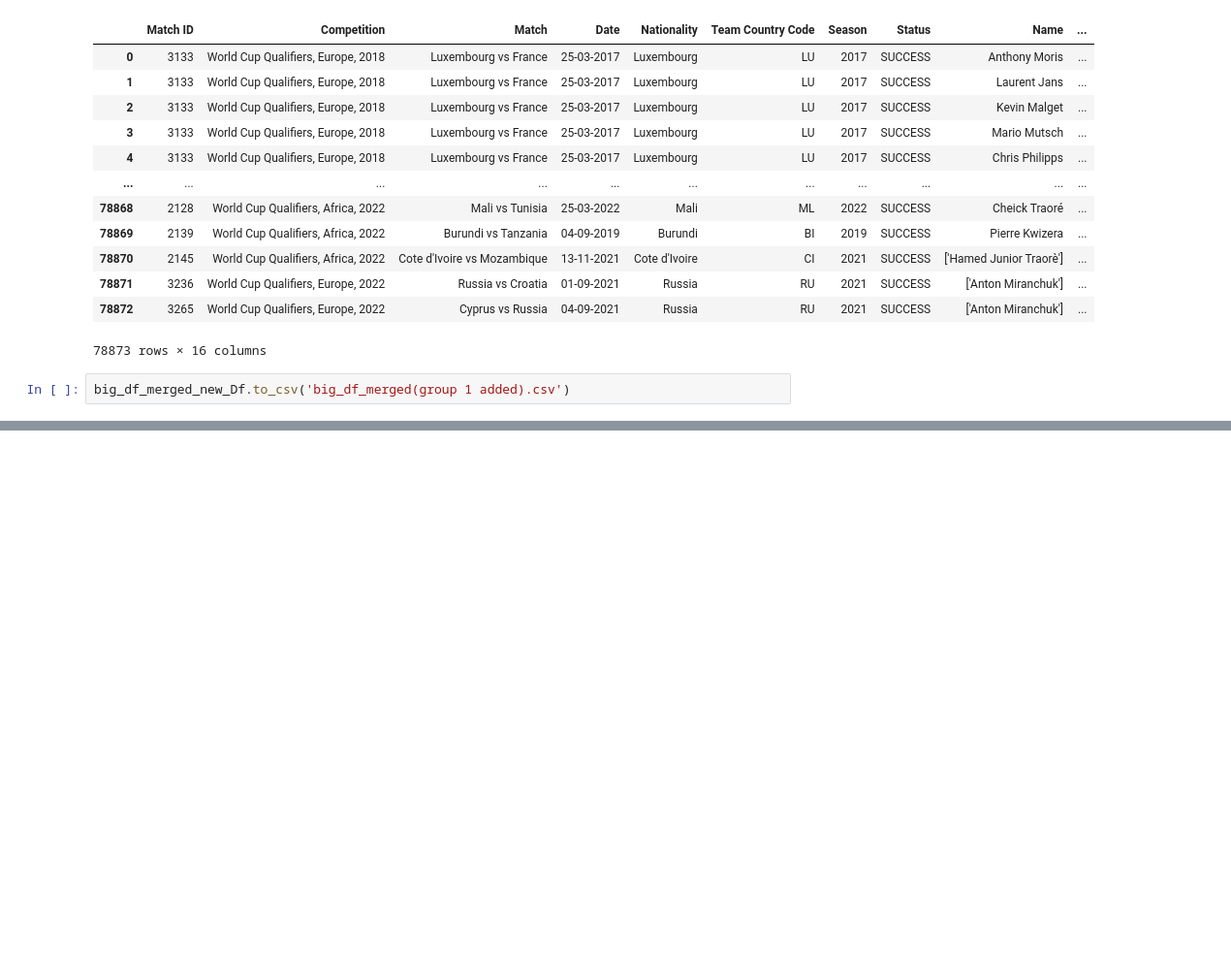
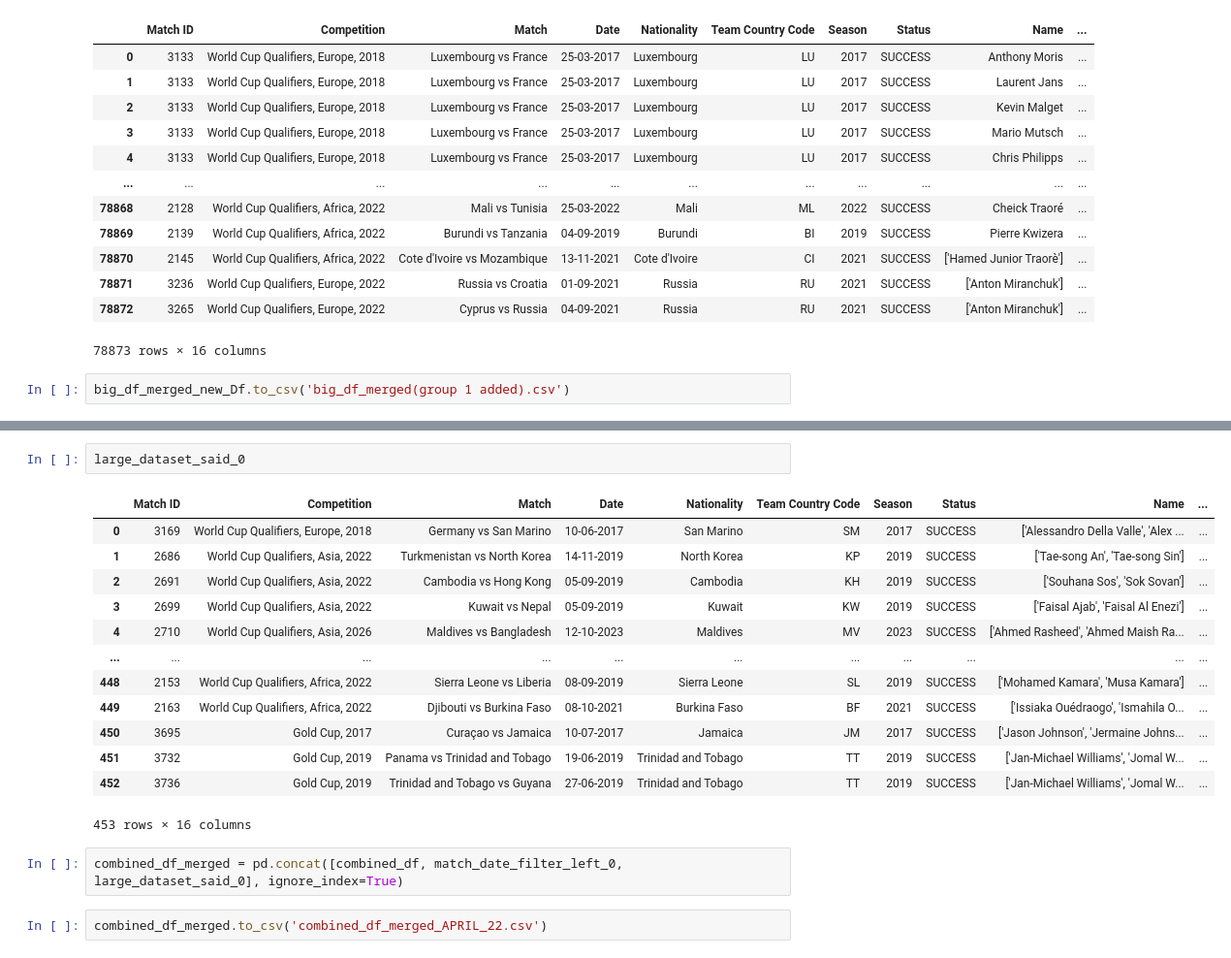
Before and after one commit to finnlsmith/footy_project_market_value_rankings, a Jupyter notebook: create_dataset_1/add_dfs_to_large_df.ipynb, the cells around one changed output, grey strips where cells are left out. Shown at 97% size. Saved outputs shown, nothing was run; the diff lists cells and outputs as text; blank space fills up the shorter version.

```diff
--- a/create_dataset_1/add_dfs_to_large_df.ipynb
+++ b/create_dataset_1/add_dfs_to_large_df.ipynb
@@ -226,0 +270,20 @@ big_df_merged_new_Df.to_csv('big_df_merged(group 1 added).csv')
+# %%
+large_dataset_said_0
+# %% [output]
+|  | Match ID | Competition | Match | Date | Nationality | Team Country Code | Season | Status | Name | ... |
+| 0 | 3169 | World Cup Qualifiers, Europe, 2018 | Germany vs San Marino | 10-06-2017 | San Marino | SM | 2017 | SUCCESS | ['Alessandro Della Valle', 'Alex ... | ... |
+| 1 | 2686 | World Cup Qualifiers, Asia, 2022 | Turkmenistan vs North Korea | 14-11-2019 | North Korea | KP | 2019 | SUCCESS | ['Tae-song An', 'Tae-song Sin'] | ... |
+| 2 | 2691 | World Cup Qualifiers, Asia, 2022 | Cambodia vs Hong Kong | 05-09-2019 | Cambodia | KH | 2019 | SUCCESS | ['Souhana Sos', 'Sok Sovan'] | ... |
+| 3 | 2699 | World Cup Qualifiers, Asia, 2022 | Kuwait vs Nepal | 05-09-2019 | Kuwait | KW | 2019 | SUCCESS | ['Faisal Ajab', 'Faisal Al Enezi'] | ... |
+| 4 | 2710 | World Cup Qualifiers, Asia, 2026 | Maldives vs Bangladesh | 12-10-2023 | Maldives | MV | 2023 | SUCCESS | ['Ahmed Rasheed', 'Ahmed Maish Ra... | ... |
+| ... | ... | ... | ... | ... | ... | ... | ... | ... | ... | ... |
+| 448 | 2153 | World Cup Qualifiers, Africa, 2022 | Sierra Leone vs Liberia | 08-09-2019 | Sierra Leone | SL | 2019 | SUCCESS | ['Mohamed Kamara', 'Musa Kamara'] | ... |
+| 449 | 2163 | World Cup Qualifiers, Africa, 2022 | Djibouti vs Burkina Faso | 08-10-2021 | Burkina Faso | BF | 2021 | SUCCESS | ['Issiaka Ouédraogo', 'Ismahila O... | ... |
+| 450 | 3695 | Gold Cup, 2017 | Curaçao vs Jamaica | 10-07-2017 | Jamaica | JM | 2017 | SUCCESS | ['Jason Johnson', 'Jermaine Johns... | ... |
+| 451 | 3732 | Gold Cup, 2019 | Panama vs Trinidad and Tobago | 19-06-2019 | Trinidad and Tobago | TT | 2019 | SUCCESS | ['Jan-Michael Williams', 'Jomal W... | ... |
+| 452 | 3736 | Gold Cup, 2019 | Trinidad and Tobago vs Guyana | 27-06-2019 | Trinidad and Tobago | TT | 2019 | SUCCESS | ['Jan-Michael Williams', 'Jomal W... | ... |
+453 rows × 16 columns
+# %%
+combined_df_merged = pd.concat([combined_df, match_date_filter_left_0, large_dataset_said_0], ignore_index=True)
+# %%
+combined_df_merged.to_csv('combined_df_merged_APRIL_22.csv')
```
Also changed, not shown: parts of 4 cells of this notebook, 12 other files.
